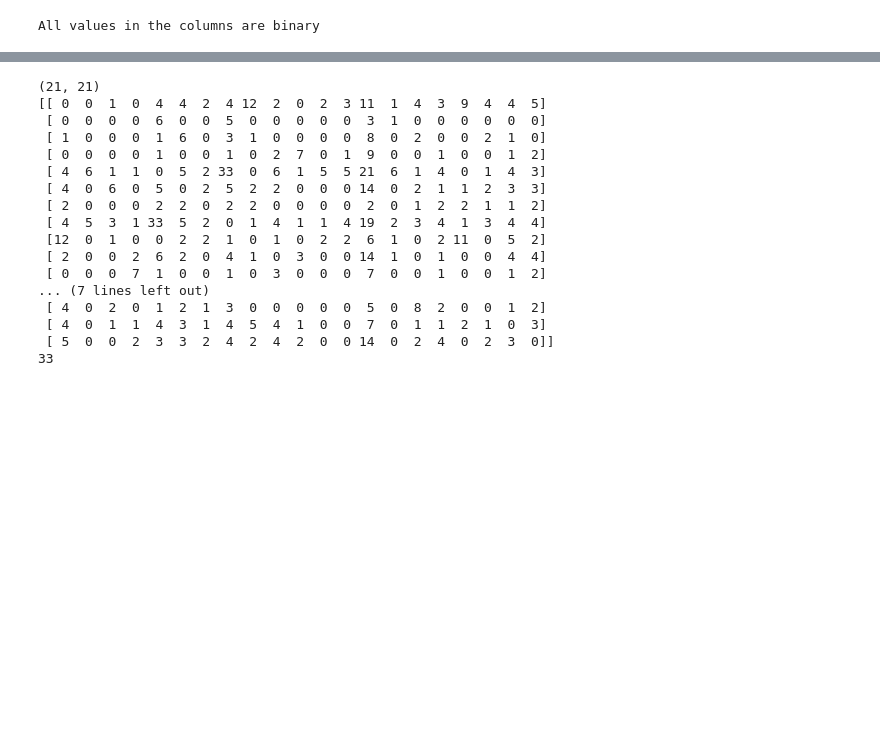
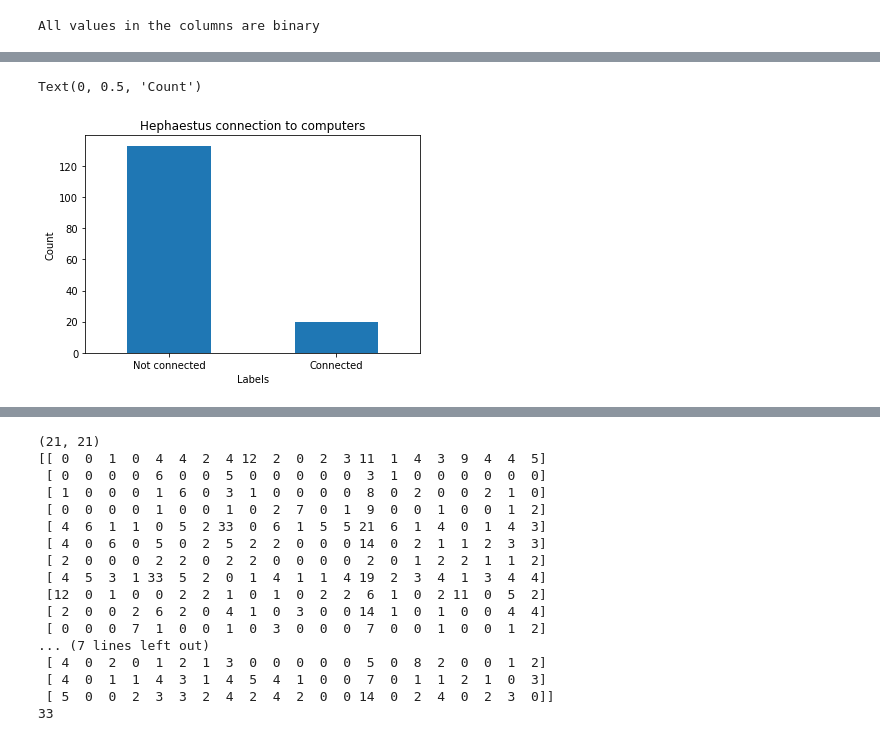
Before and after one commit to erifejams/Autonomous-Systems, a Jupyter notebook: final_code.ipynb, the cells around one changed output, grey strips where cells are left out. Cells and saved outputs as stored; diff of their text form; code cells hidden in the pictures; blank space fills up the shorter version.

```diff
--- a/final_code.ipynb
+++ b/final_code.ipynb
@@ -82,0 +285,11 @@ All values in the columns are binary
+# %%
+labels = ['Not connected','Connected']
+classes = pd.value_counts(data['Hephaestus'], sort = True)
+classes.plot(kind = 'bar', rot=0)
+plt.title("Hephaestus connection to computers")
+plt.xticks(range(2), labels)
+plt.xlabel("Labels")
+plt.ylabel("Count")
+# %% [output]
+Text(0, 0.5, 'Count')
+[figure, added]
```
Also changed, not shown: parts of 39 cells of this notebook, 1 other file.
